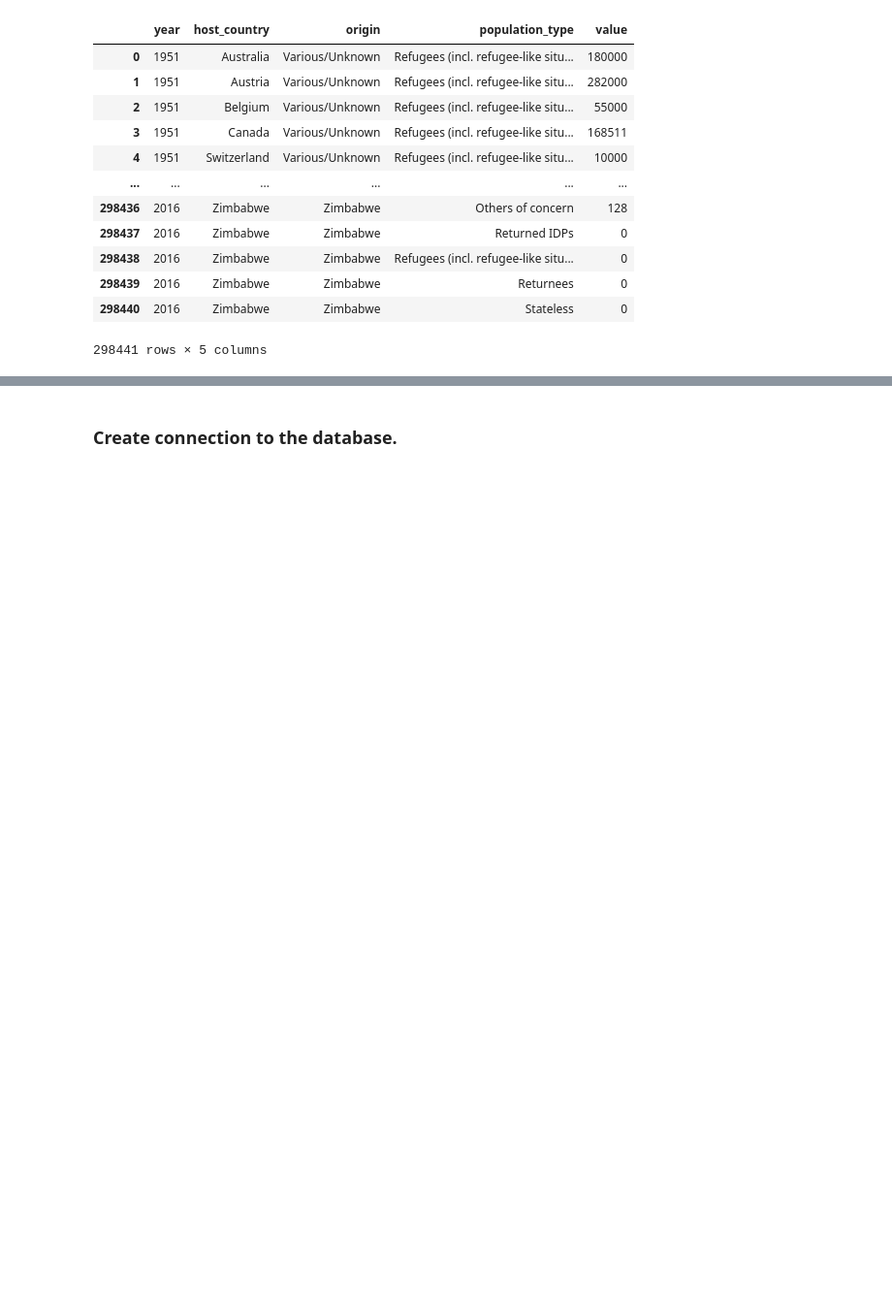
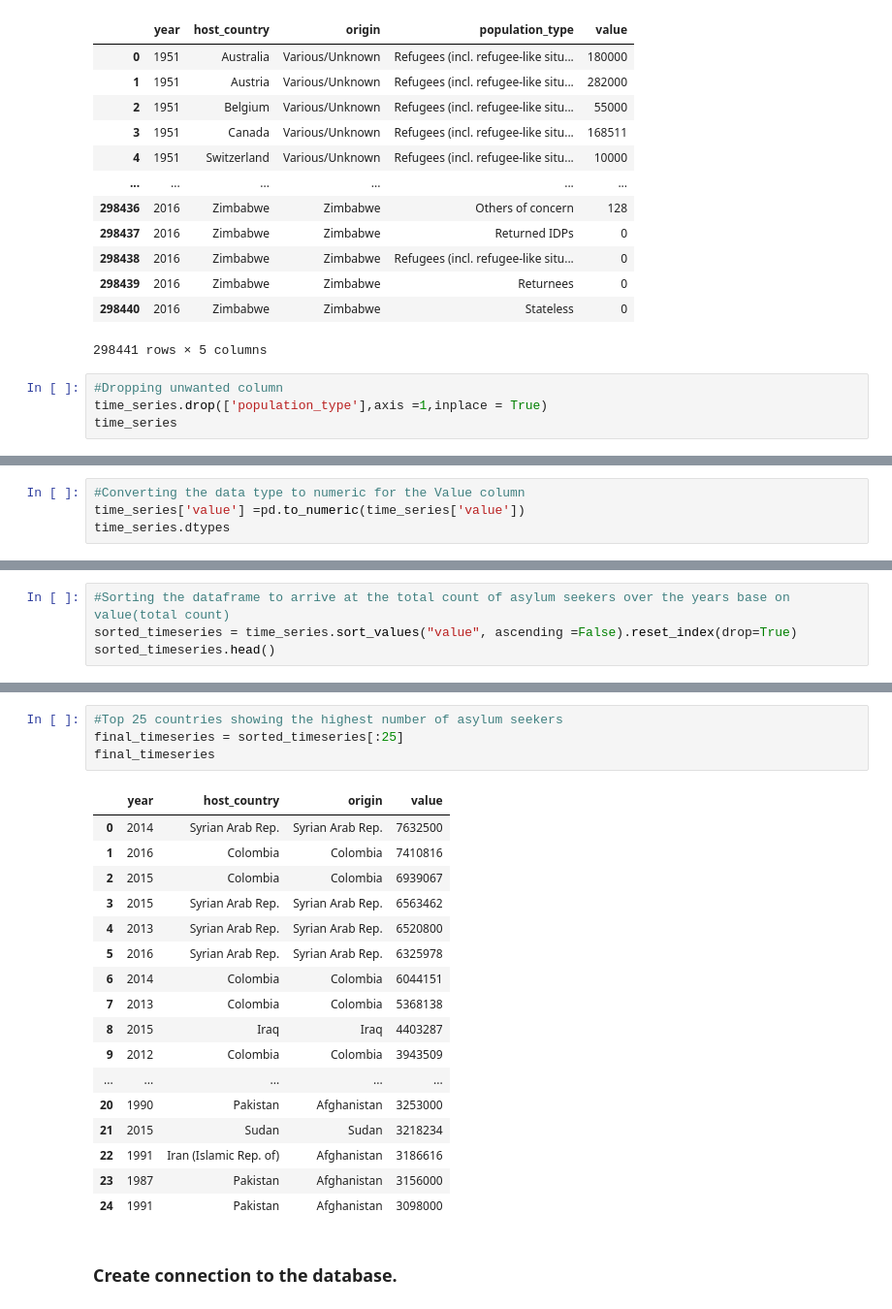
Before and after one commit to kflores56/project_2, a Jupyter notebook: Data_extract.ipynb, the cells around one changed output, grey strips where cells are left out. Shown at 97% size. Cells and saved outputs as stored; diff of their text form; blank space fills up the shorter version.

Commit message:
DataExtract file updated

```diff
--- a/Data_extract.ipynb
+++ b/Data_extract.ipynb
@@ -186,3 +256,7 @@ time_series
 | 298439 | 2016 | Zimbabwe | Zimbabwe | Returnees | 0 |
 | 298440 | 2016 | Zimbabwe | Zimbabwe | Stateless | 0 |
 298441 rows × 5 columns
+# %%
+#Dropping unwanted column
+time_series.drop(['population_type'],axis =1,inplace = True)
+time_series
@@ -188,0 +286,4 @@ time_series
+# %%
+#Converting the data type to numeric for the Value column
+time_series['value'] =pd.to_numeric(time_series['value'])
+time_series.dtypes
@@ -188,0 +314,4 @@ time_series
+# %%
+#Sorting the dataframe to arrive at the total count of asylum seekers over the years base on value(total count)
+sorted_timeseries = time_series.sort_values("value", ascending =False).reset_index(drop=True)
+sorted_timeseries.head()
@@ -189,3 +325,25 @@ time_series
+# %%
+#Top 25 countries showing the highest number of asylum seekers
+final_timeseries = sorted_timeseries[:25]
+final_timeseries
+# %% [output]
+|  | year | host_country | origin | value |
+| 0 | 2014 | Syrian Arab Rep. | Syrian Arab Rep. | 7632500 |
+| 1 | 2016 | Colombia | Colombia | 7410816 |
+| 2 | 2015 | Colombia | Colombia | 6939067 |
+| 3 | 2015 | Syrian Arab Rep. | Syrian Arab Rep. | 6563462 |
+| 4 | 2013 | Syrian Arab Rep. | Syrian Arab Rep. | 6520800 |
+| 5 | 2016 | Syrian Arab Rep. | Syrian Arab Rep. | 6325978 |
+| 6 | 2014 | Colombia | Colombia | 6044151 |
+| 7 | 2013 | Colombia | Colombia | 5368138 |
+| 8 | 2015 | Iraq | Iraq | 4403287 |
+| 9 | 2012 | Colombia | Colombia | 3943509 |
+| ... | ... | ... | ... | ... |
+| 20 | 1990 | Pakistan | Afghanistan | 3253000 |
+| 21 | 2015 | Sudan | Sudan | 3218234 |
+| 22 | 1991 | Iran (Islamic Rep. of) | Afghanistan | 3186616 |
+| 23 | 1987 | Pakistan | Afghanistan | 3156000 |
+| 24 | 1991 | Pakistan | Afghanistan | 3098000 |
 # %% [markdown]
 ### Create connection to the database.
 # %%
```
Also changed, not shown: parts of 19 cells of this notebook, 1 other file.
